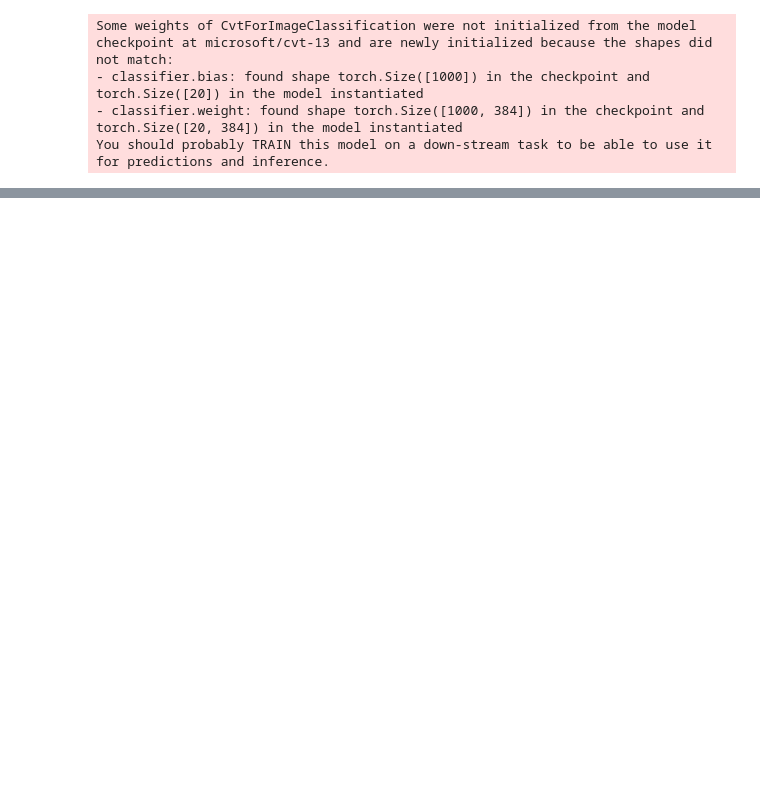
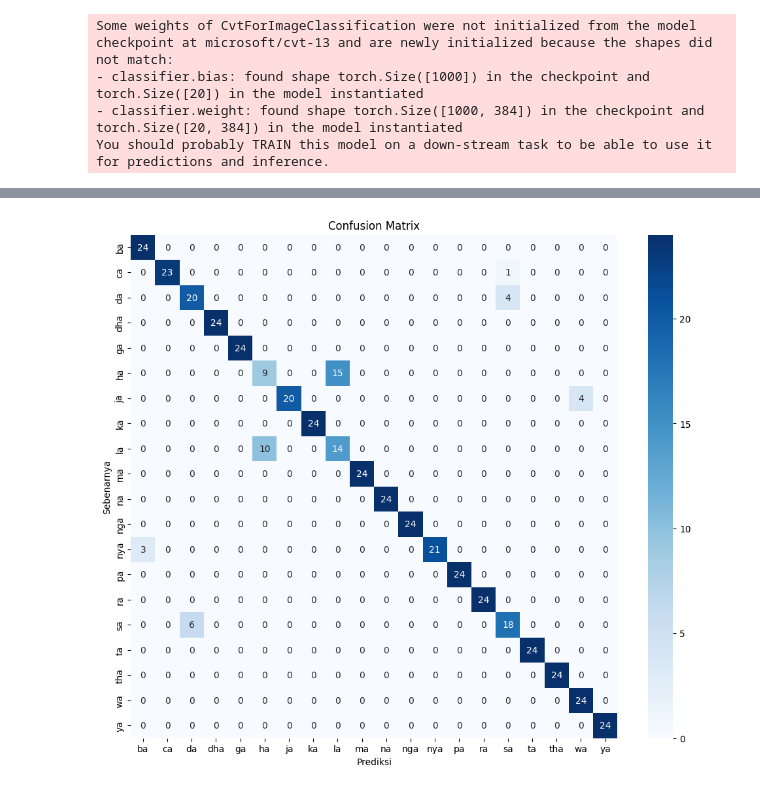
Before and after one commit to aldinuramadhani279/CVT13, a Jupyter notebook: cvt-hanacaraka-recognition.ipynb, the cells around one changed output, grey strips where cells are left out. Cells and saved outputs as stored; diff of their text form; code cells hidden in the pictures; blank space fills up the shorter version.

```diff
--- a/cvt-hanacaraka-recognition.ipynb
+++ b/cvt-hanacaraka-recognition.ipynb
@@ -130,8 +117,10 @@ test_loader = DataLoader(test_dataset, batch_size=BATCH_SIZE, shuffle=False)
+# %%
+train_loader = DataLoader(train_dataset, batch_size=BATCH_SIZE, shuffle=True, num_workers=4, pin_memory=True)
+val_loader = DataLoader(val_dataset, batch_size=BATCH_SIZE, shuffle=False, num_workers=4, pin_memory=True)
 # %%
-# Hitung class weights untuk ketidakseimbangan kelas
 class_weights = compute_class_weight(
     class_weight='balanced',
-    classes=np.unique(train_dataset.dataset.targets),
-    y=train_dataset.dataset.targets
+    classes=np.unique(train_dataset.targets),
+    y=train_dataset.targets
 )
 class_weights = torch.tensor(class_weights, dtype=torch.float).to(device)
@@ -191,40 +174,47 @@ train_losses = []
 train_accs = []
 val_losses = []
 val_accs = []
-val_f1_scores=[]
-# Initialize early stopping parameters
-patience = 10  # Number of epochs to wait for improvement
-counter = 0  # Counter to track epochs without improvement
+val_f1_scores = []
+patience = 10  # Jumlah epoch tanpa peningkatan sebelum berhenti
+counter = 0
 best_val_acc = 0
+
+
 for epoch in range(EPOCHS):
-    train_loss, train_acc = train(model, train_loader, optimizer, criterion)
+    train_loss, train_acc = train_epoch(model, train_loader, optimizer, criterion)
     val_loss, val_acc, val_f1, all_targets, all_predictions = validate(model, val_loader, criterion)
+
+    # Menyimpan metrik
     train_losses.append(train_loss)
     train_accs.append(train_acc)
     val_losses.append(val_loss)
     val_accs.append(val_acc)
     val_f1_scores.append(val_f1)
 
+    # Logging ke TensorBoard
     writer.add_scalars('Loss', {'Train': train_loss, 'Val': val_loss}, epoch)
     writer.add_scalars('Accuracy', {'Train': train_acc, 'Val': val_acc}, epoch)
     writer.add_scalar('F1_Score/Val', val_f1, epoch)
 
+    # Menyimpan model terbaik
     if val_acc > best_val_acc:
         best_val_acc = val_acc
         torch.save(model.state_dict(), "best_cvt_model.pth")
-        counter = 0  # Reset counter if validation accuracy improves
+        counter = 0  # Reset counter jika ada peningkatan
     else:
         counter += 1
 
-    # Early stopping condition
+    # Early stopping
     if counter >= patience:
-        print(f"Early stopping after epoch {epoch+1} due to no improvement in validation accuracy.")
+        print(f"Early stopping setelah epoch {epoch+1} karena tidak ada peningkatan akurasi validasi.")
         break
 
+    # Menampilkan progres
     print(f"Epoch {epoch+1}/{EPOCHS}")
     print(f"Train Loss: {train_loss:.4f}, Train Acc: {train_acc:.2f}%")
     print(f"Val Loss: {val_loss:.4f}, Val Acc: {val_acc:.2f}%, Val F1 Score: {val_f1:.4f}")
 
+    # Update scheduler
     scheduler.step()
 
 writer.close()
@@ -249,13 +259,15 @@ Val Loss: 0.7212, Val Acc: 87.92%, Val F1 Score: 0.8788
 # %%
-# Plot confusion matrix
 def plot_confusion_matrix(targets, predictions, class_names):
     cm = confusion_matrix(targets, predictions)
-    plt.figure(figsize=(10, 8))
+    plt.figure(figsize=(12, 10))
     sns.heatmap(cm, annot=True, fmt="d", cmap="Blues", xticklabels=class_names, yticklabels=class_names)
-    plt.xlabel("Predicted")
-    plt.ylabel("True")
+    plt.xlabel("Prediksi")
+    plt.ylabel("Sebenarnya")
     plt.title("Confusion Matrix")
     plt.show()
 
-plot_confusion_matrix(all_targets, all_predictions, train_dataset.dataset.classes)
+# Pastikan 'all_targets' dan 'all_predictions' berasal dari epoch terakhir validasi
+plot_confusion_matrix(all_targets, all_predictions, train_dataset.classes)
+# %% [output]
+[figure, added]
 # %%
```
Also changed, not shown: parts of 16 cells of this notebook.
